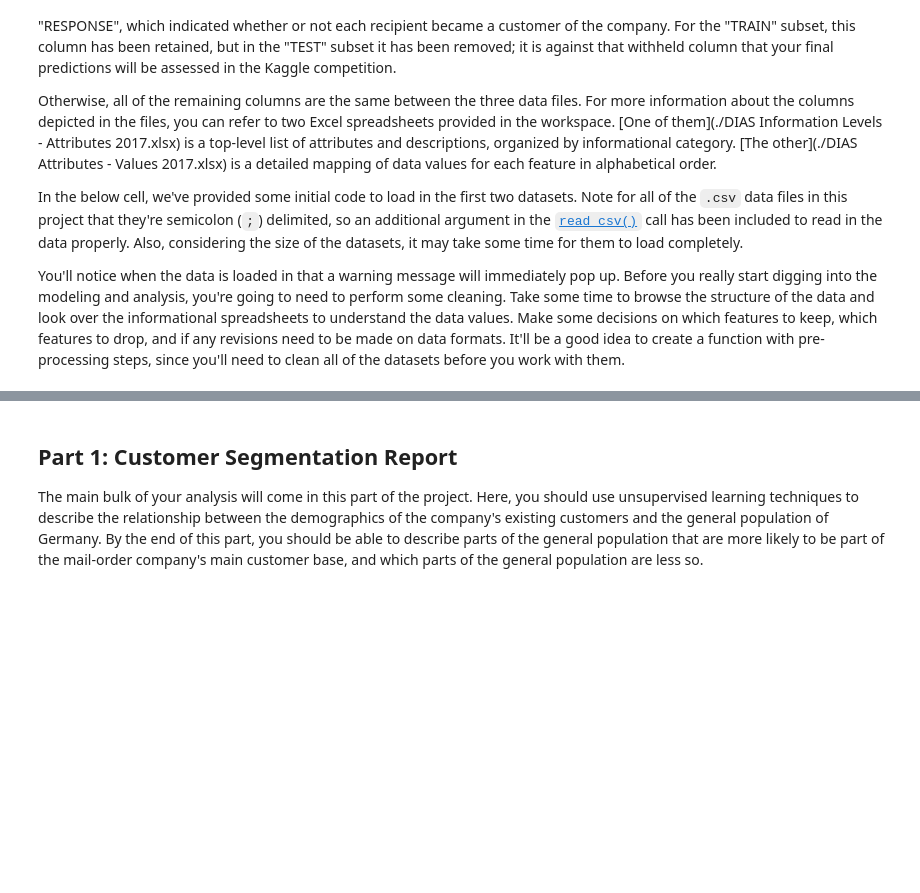
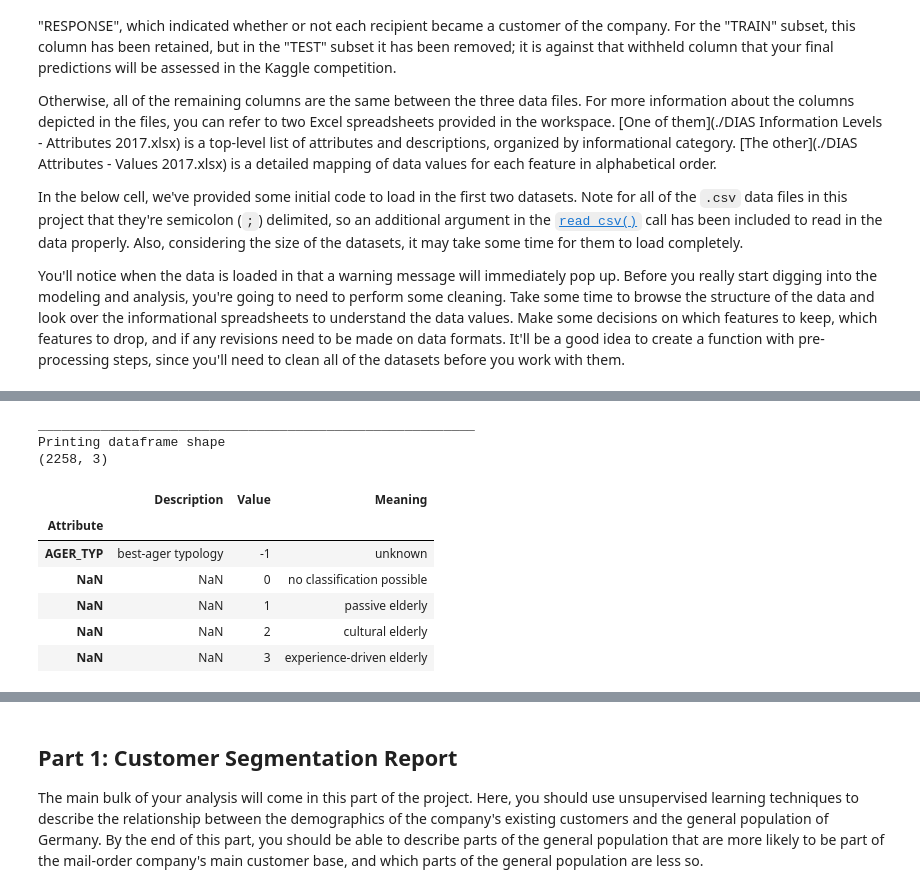
Before and after one commit to sousablde/Arvato-Bertelsmann-Customer-Acquisition, a Jupyter notebook: Arvato Project Workbook.ipynb, the cells around one changed output, grey strips where cells are left out. Drawn from its saved outputs; the diff is of its cells as text; code cells hidden in the pictures; blank space fills up the shorter version.

```diff
--- a/Arvato Project Workbook.ipynb
+++ b/Arvato Project Workbook.ipynb
@@ -43,0 +124,20 @@ FileNotFoundError: [Errno 2] File b'azdias.csv' does not exist: b'azdias.csv'
+# %%
+# Check the provided summary csv file
+feat_sum = pd.read_csv(r"C:\Users\sousa\Desktop\github\Arvato\data\DIAS Attributes - Values 2017.csv")
+#define index for print out set
+feat_sum.set_index('Attribute', inplace=True)
+print('________________________________________________________')
+print('Printing dataframe shape')
+print(feat_sum.shape)
+feat_sum.head()
+# %% [output]
+________________________________________________________
+Printing dataframe shape
+(2258, 3)
+|  | Description | Value | Meaning |
+| Attribute |  |  |  |
+| AGER_TYP | best-ager typology | -1 | unknown |
+| NaN | NaN | 0 | no classification possible |
+| NaN | NaN | 1 | passive elderly |
+| NaN | NaN | 2 | cultural elderly |
+| NaN | NaN | 3 | experience-driven elderly |
```
Also changed, not shown: parts of 11 cells of this notebook.
